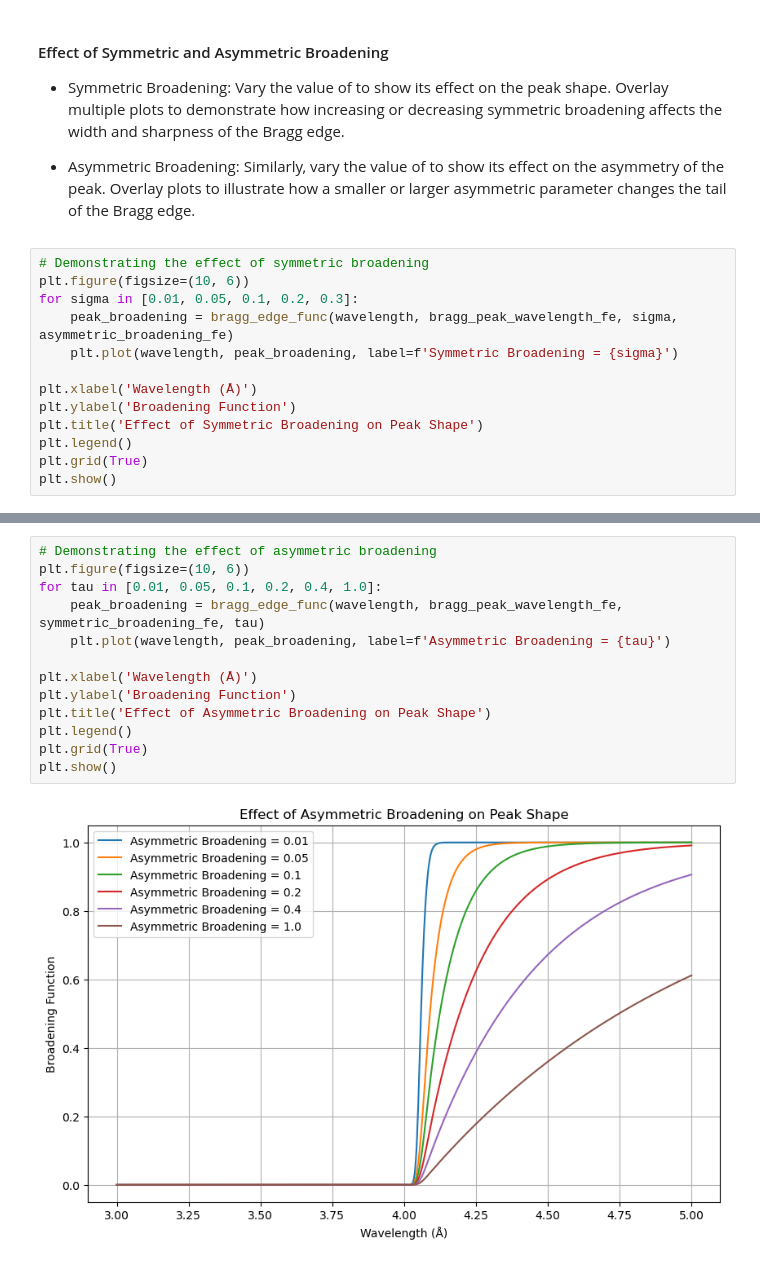
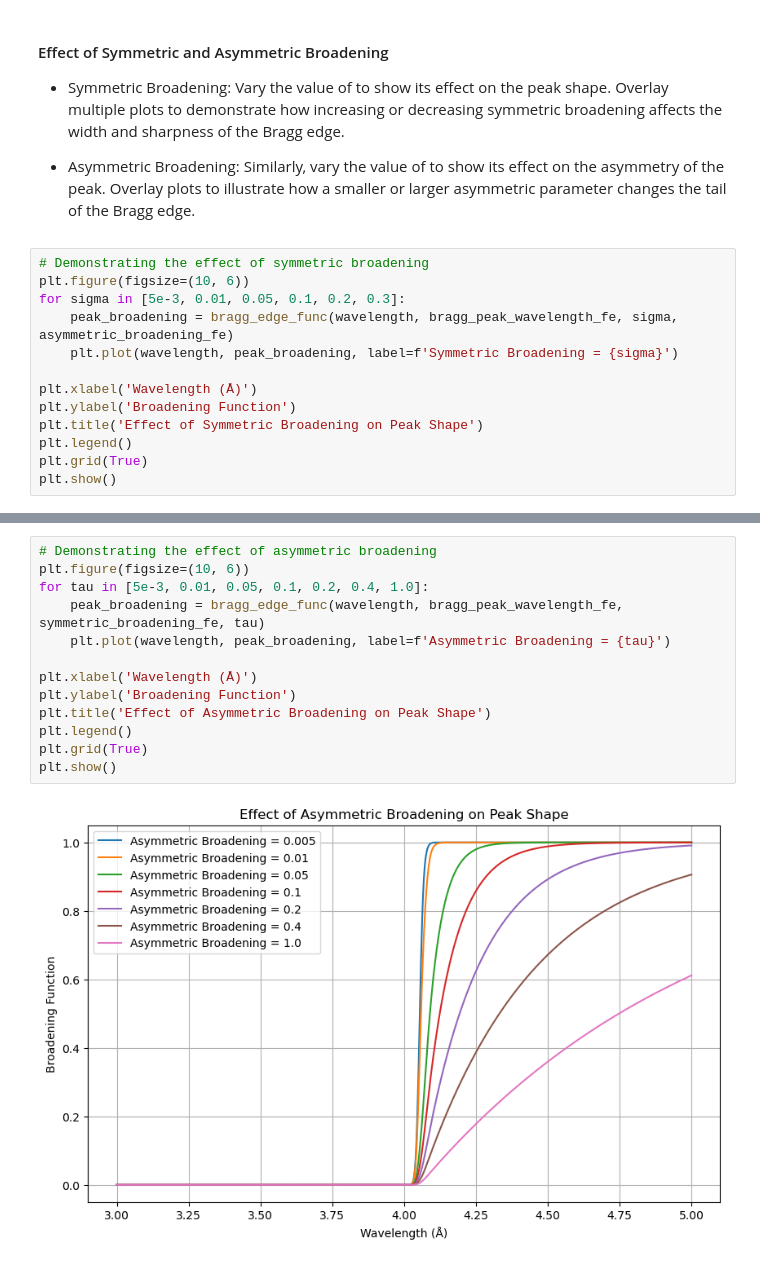
Before and after one commit to ornlneutronimaging/iBeatles, a Jupyter notebook: notebooks/bragg_edge_fitting.ipynb, the cells around one changed output, grey strips where cells are left out. Cells and saved outputs as stored; diff of their text form.

```diff
--- a/notebooks/bragg_edge_fitting.ipynb
+++ b/notebooks/bragg_edge_fitting.ipynb
@@ -239,7 +265,7 @@ Overlay plots to illustrate how a smaller or larger asymmetric parameter changes
 # %%
 # Demonstrating the effect of symmetric broadening
 plt.figure(figsize=(10, 6))
-for sigma in [0.01, 0.05, 0.1, 0.2, 0.3]:
+for sigma in [5e-3, 0.01, 0.05, 0.1, 0.2, 0.3]:
     peak_broadening = bragg_edge_func(wavelength, bragg_peak_wavelength_fe, sigma, asymmetric_broadening_fe)
     plt.plot(wavelength, peak_broadening, label=f'Symmetric Broadening = {sigma}')
 
@@ -254,15 +280,15 @@ plt.show()
 # %%
 # Demonstrating the effect of asymmetric broadening
 plt.figure(figsize=(10, 6))
-for tau in [0.01, 0.05, 0.1, 0.2, 0.4, 1.0]:
+for tau in [5e-3, 0.01, 0.05, 0.1, 0.2, 0.4, 1.0]:
     peak_broadening = bragg_edge_func(wavelength, bragg_peak_wavelength_fe, symmetric_broadening_fe, tau)
     plt.plot(wavelength, peak_broadening, label=f'Asymmetric Broadening = {tau}')
 
 plt.xlabel('Wavelength (Å)')
 plt.ylabel('Broadening Function')
 plt.title('Effect of Asymmetric Broadening on Peak Shape')
 plt.legend()
 plt.grid(True)
 plt.show()
 # %% [output]
-[figure, old version]
+[figure, new version]
```
Also changed, not shown: parts of 41 cells of this notebook.
